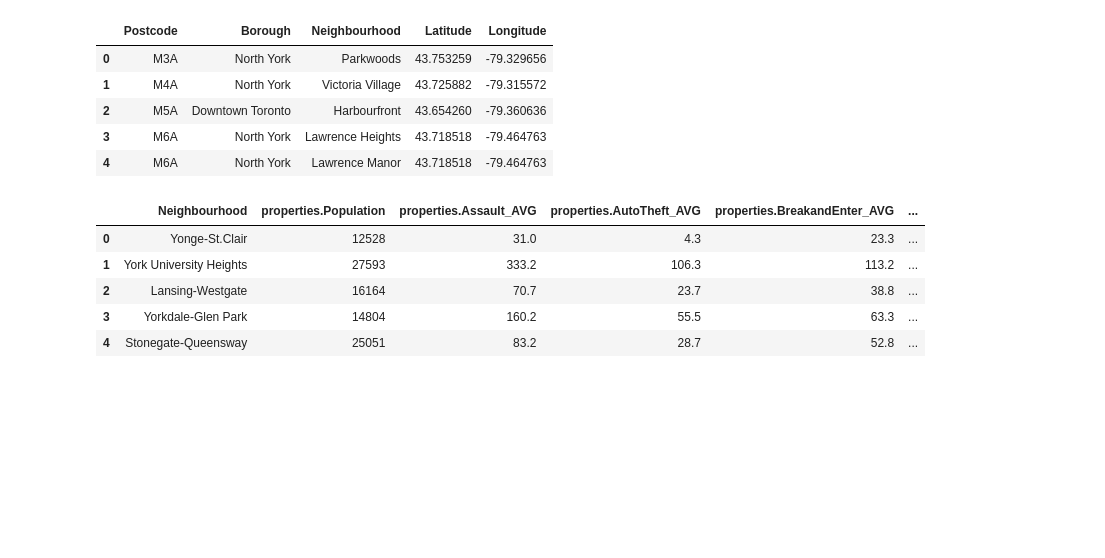
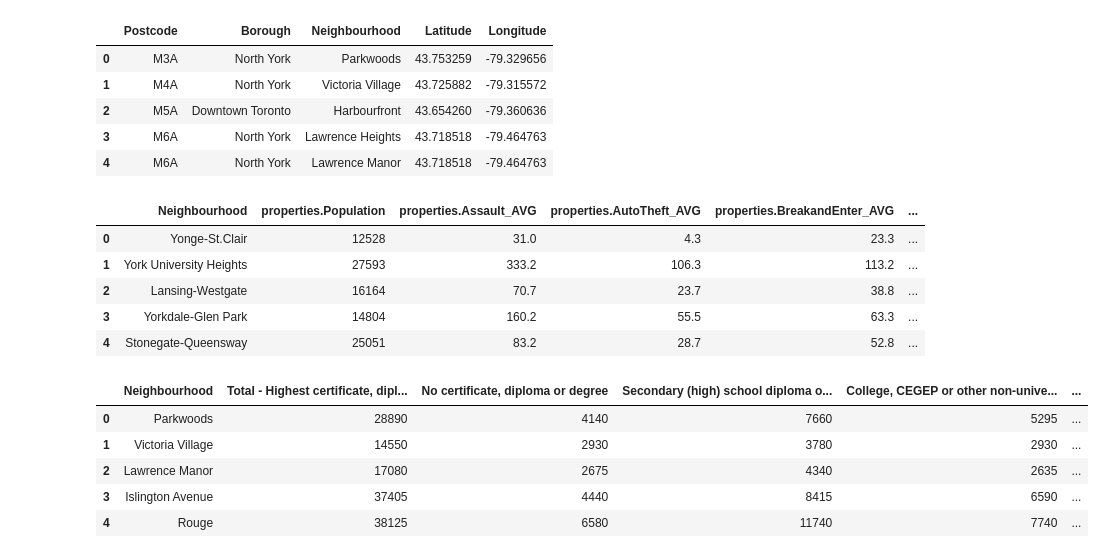
Before and after one commit to yash-patel268/Segmenting-and-Clustering-Neighborhoods-in-Toronto, a Jupyter notebook: Segmenting and Clustering Neighborhoods in Toronto.ipynb, the cells around one changed output. Saved outputs shown, nothing was run; the diff lists cells and outputs as text; code cells hidden in the pictures; blank space fills up the shorter version.

```diff
--- a/Segmenting and Clustering Neighborhoods in Toronto.ipynb
+++ b/Segmenting and Clustering Neighborhoods in Toronto.ipynb
@@ -165,4 +166,15 @@ dfCrime.head()
 | 2 | Lansing-Westgate | 16164 | 70.7 | 23.7 | 38.8 | ... |
 | 3 | Yorkdale-Glen Park | 14804 | 160.2 | 55.5 | 63.3 | ... |
 | 4 | Stonegate-Queensway | 25051 | 83.2 | 28.7 | 52.8 | ... |
+# %%
+dfProfiles = pd.read_csv('population-profiles.csv')
+dfProfiles.drop(dfProfiles.columns[[0,1,2,4,8,9,15,16,18,19,20,21,22,23,24,25,26,27,28,29,30,31,32,33,34,35,36,37,38]], axis=1, inplace=True)
+dfProfiles.head()
+# %% [output]
+|  | Neighbourhood | Total - Highest certificate, dipl... | No certificate, diploma or degree | Secondary (high) school diploma o... | College, CEGEP or other non-unive... | ... |
+| 0 | Parkwoods | 28890 | 4140 | 7660 | 5295 | ... |
+| 1 | Victoria Village | 14550 | 2930 | 3780 | 2930 | ... |
+| 2 | Lawrence Manor | 17080 | 2675 | 4340 | 2635 | ... |
+| 3 | Islington Avenue | 37405 | 4440 | 8415 | 6590 | ... |
+| 4 | Rouge | 38125 | 6580 | 11740 | 7740 | ... |
 # %%
```
Also changed, not shown: parts of 5 cells of this notebook.
